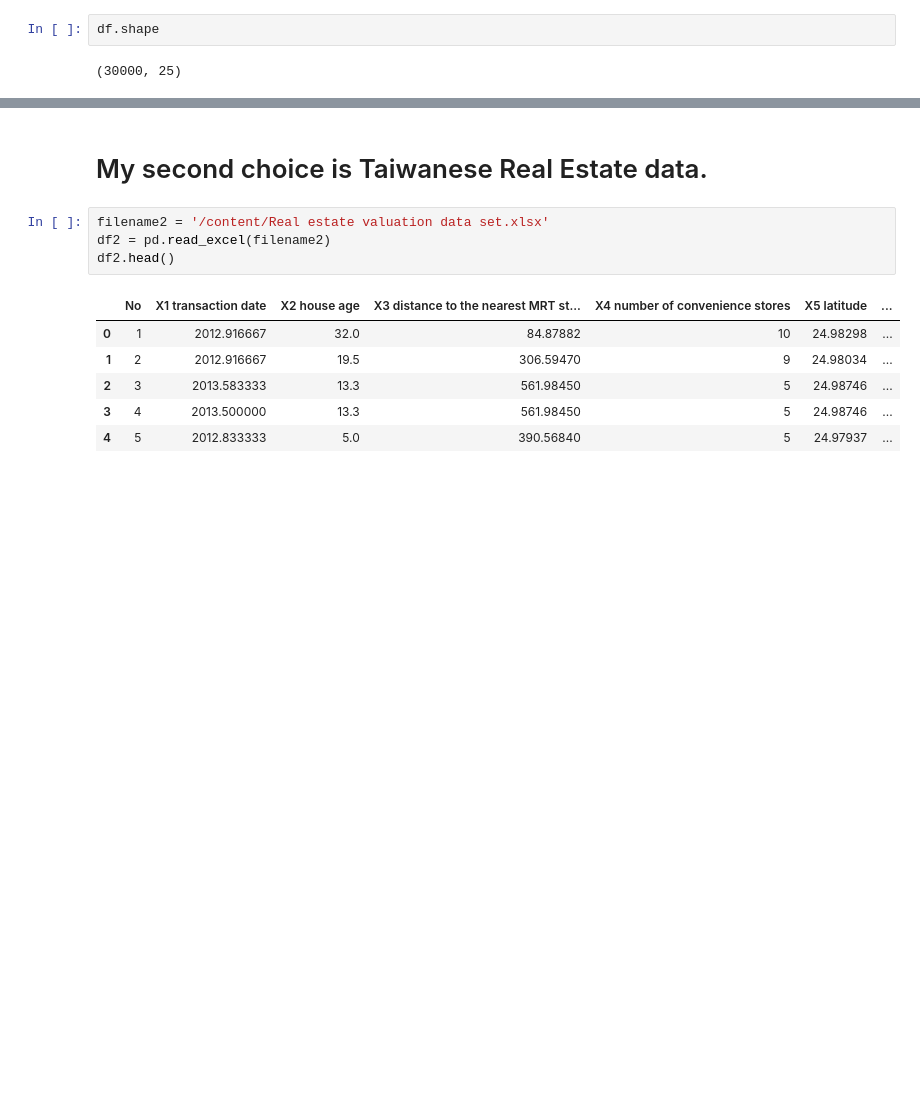
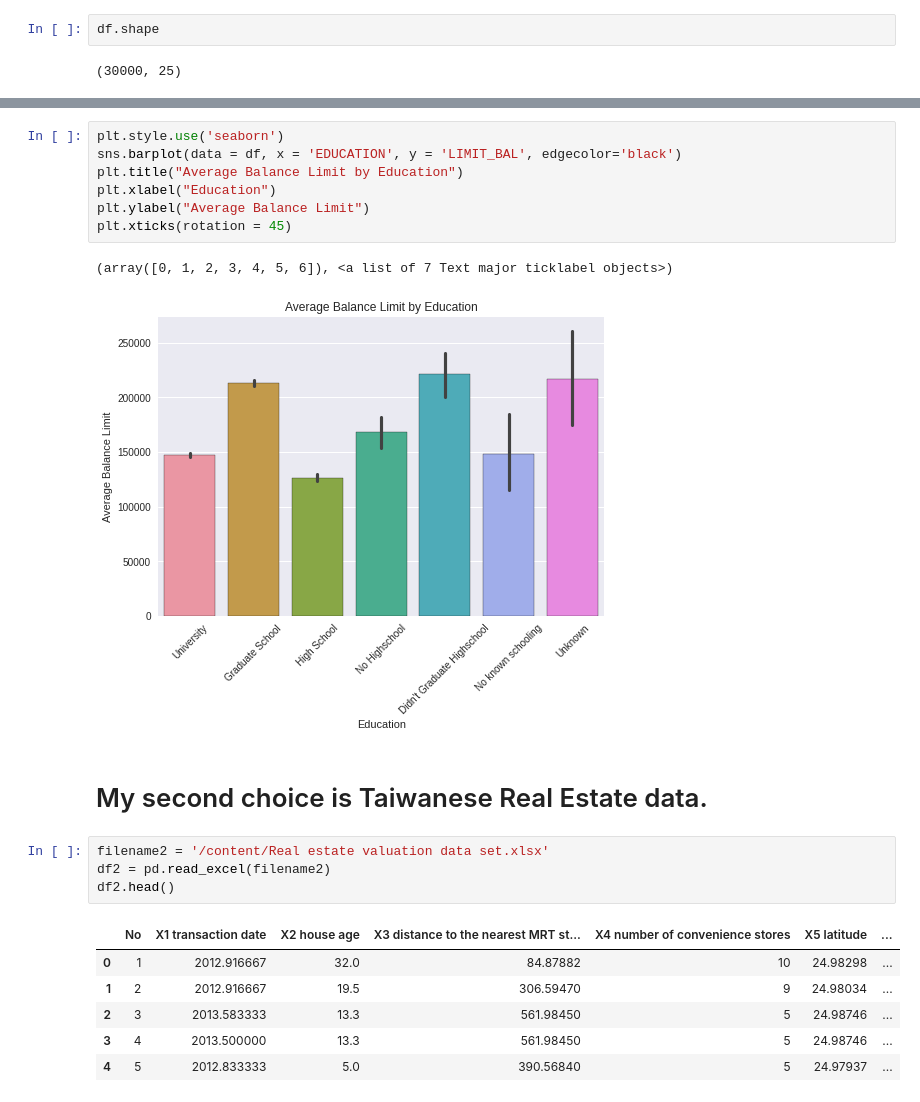
Before and after one commit to blakedshull/datascience, a Jupyter notebook: Project_2.ipynb, the cells around one changed output, grey strips where cells are left out. Drawn from its saved outputs; the diff is of its cells as text; blank space fills up the shorter version.

```diff
--- a/Project_2.ipynb
+++ b/Project_2.ipynb
@@ -59,3 +339,13 @@ One challenge in this data set is not organized perfectly, I will probably have
+# %%
+plt.style.use('seaborn')
+sns.barplot(data = df, x = 'EDUCATION', y = 'LIMIT_BAL', edgecolor='black')
+plt.title("Average Balance Limit by Education")
+plt.xlabel("Education")
+plt.ylabel("Average Balance Limit")
+plt.xticks(rotation = 45)
+# %% [output]
+(array([0, 1, 2, 3, 4, 5, 6]), <a list of 7 Text major ticklabel objects>)
+[figure, added]
 # %% [markdown]
 # My second choice is Taiwanese Real Estate data.
 # %%
```
Also changed, not shown: parts of 51 cells of this notebook.
